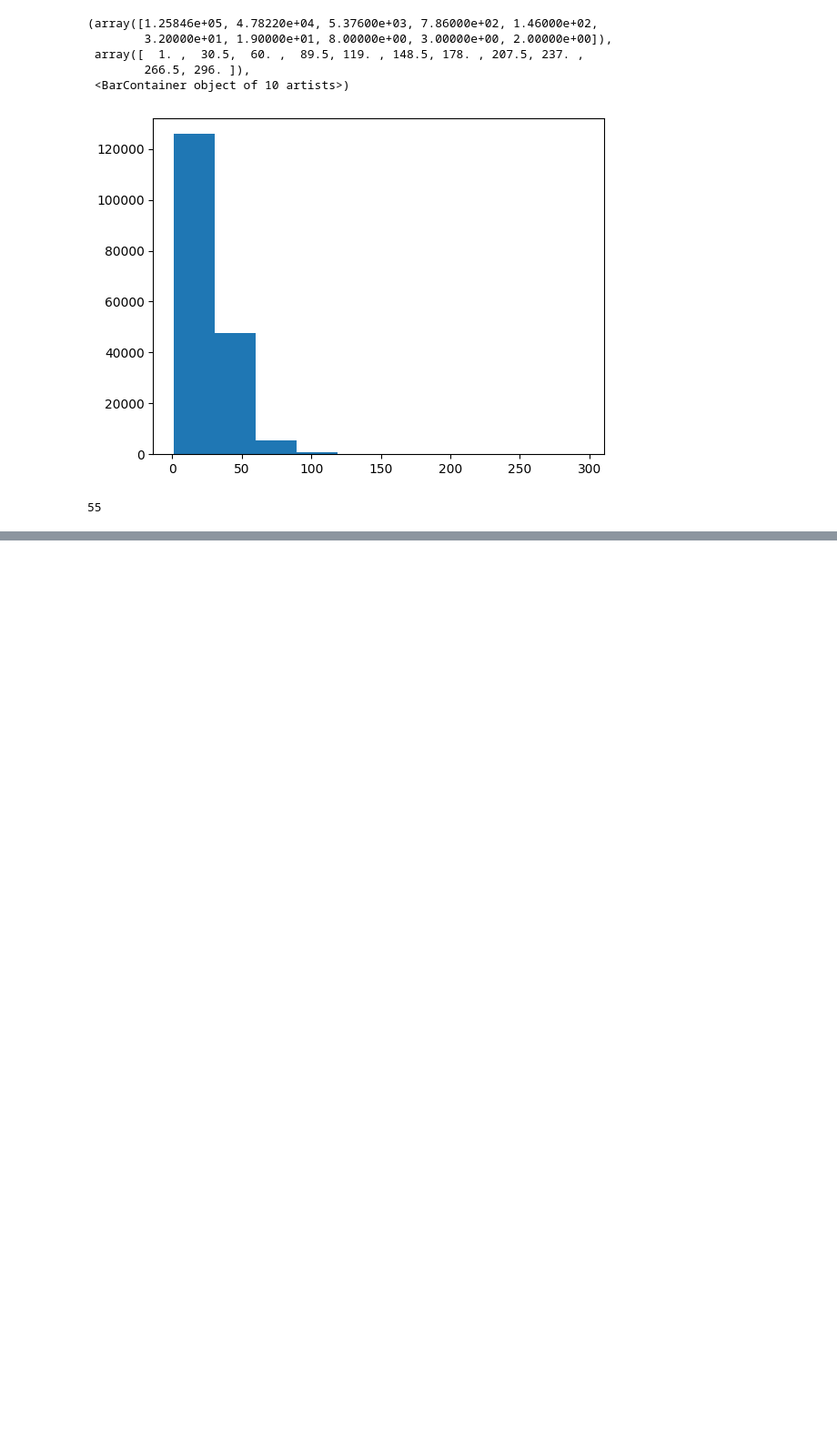
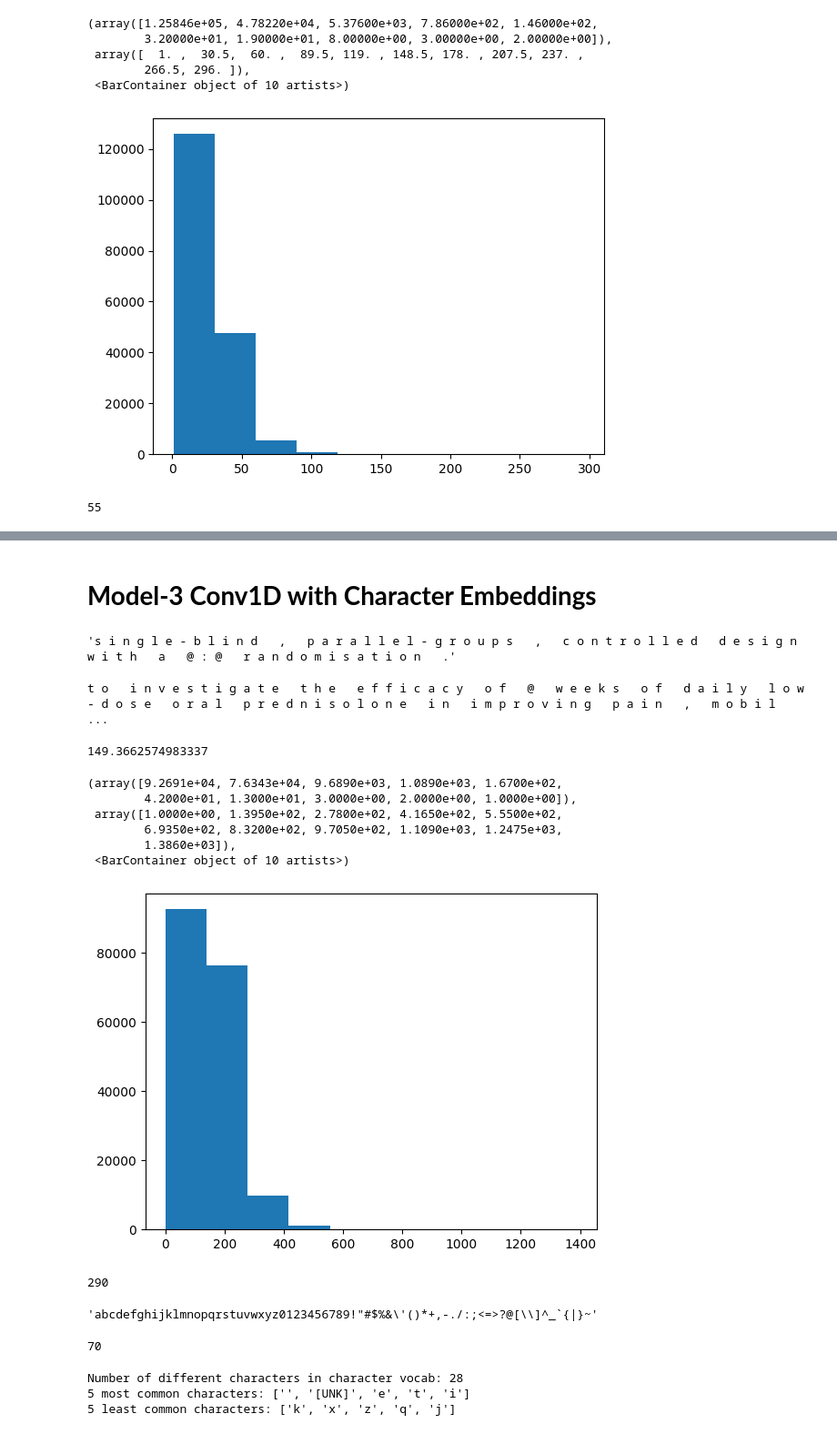
Before and after one commit to Chandu106/Natural_Language_Processing_SkimLit_Project02, a Jupyter notebook: SkimLit_project.ipynb, the cells around one changed output, grey strips where cells are left out. Shown at 91% size. Saved outputs shown, nothing was run; the diff lists cells and outputs as text; code cells hidden in the pictures; blank space fills up the shorter version.

```diff
--- a/SkimLit_project.ipynb
+++ b/SkimLit_project.ipynb
@@ -326,0 +610,2 @@ output_seq_len
+# %% [markdown]
+# **Model-3 Conv1D with Character Embeddings**
@@ -326,0 +614,47 @@ output_seq_len
+# %%
+# making a function to split sentences into characters
+def split_chars(text):
+    return " ".join(list(text))
+
+split_chars(random_training_sentence)
+# %% [output]
+'s i n g l e - b l i n d   ,   p a r a l l e l - g r o u p s   ,   c o n t r o l l e d   d e s i g n   w i t h   a   @ : @   r a n d o m i s a t i o n   .'
+# %%
+# Split sequence-level data splits into character-level data splits
+train_chars = [split_chars(sentence) for sentence in train_sentences]
+val_chars = [split_chars(sentence) for sentence in val_sentences]
+test_chars = [split_chars(sentence) for sentence in test_sentences]
+print(train_chars[0])
+# %% [output]
+t o   i n v e s t i g a t e   t h e   e f f i c a c y   o f   @   w e e k s   o f   d a i l y   l o w - d o s e   o r a l   p r e d n i s o l o n e   i n   i m p r o v i n g   p a i n   ,   m o b i l  ...
+# %%
+#average character length
+char_lens = [len(sentence) for sentence in train_sentences]
+mean_char_lens = np.mean(char_lens)
+mean_char_lens
+# %% [output]
+149.3662574983337
+# %%
+import matplotlib.pyplot as plt
+plt.hist(char_lens)
+# %% [output]
+(array([9.2691e+04, 7.6343e+04, 9.6890e+03, 1.0890e+03, 1.6700e+02,
+        4.2000e+01, 1.3000e+01, 3.0000e+00, 2.0000e+00, 1.0000e+00]),
+ array([1.0000e+00, 1.3950e+02, 2.7800e+02, 4.1650e+02, 5.5500e+02,
+        6.9350e+02, 8.3200e+02, 9.7050e+02, 1.1090e+03, 1.2475e+03,
+        1.3860e+03]),
+ <BarContainer object of 10 artists>)
+[figure, added]
+# %%
+# Find what character length covers 95% of sequences
+output_seq_char_len = int(np.percentile(char_lens, 95))
+output_seq_char_len
+# %% [output]
+290
+# %%
+# Get all keyboard characters for char-level embedding
+import string
+alphabet = string.ascii_lowercase + string.digits + string.punctuation
+alphabet
+# %% [output]
+'abcdefghijklmnopqrstuvwxyz0123456789!"#$%&\'()*+,-./:;<=>?@[\\]^_`{|}~'
@@ -326,0 +669,14 @@ output_seq_len
+# %%
+NUM_CHAR_TOKENS
+# %% [output]
+70
+# %%
+# Check character vocabulary characteristics
+char_vocab = char_vectorizer.get_vocabulary()
+print(f"Number of different characters in character vocab: {len(char_vocab)}")
+print(f"5 most common characters: {char_vocab[:5]}")
+print(f"5 least common characters: {char_vocab[-5:]}")
+# %% [output]
+Number of different characters in character vocab: 28
+5 most common characters: ['', '[UNK]', 'e', 't', 'i']
+5 least common characters: ['k', 'x', 'z', 'q', 'j']
```
Also changed, not shown: parts of 46 cells of this notebook.
